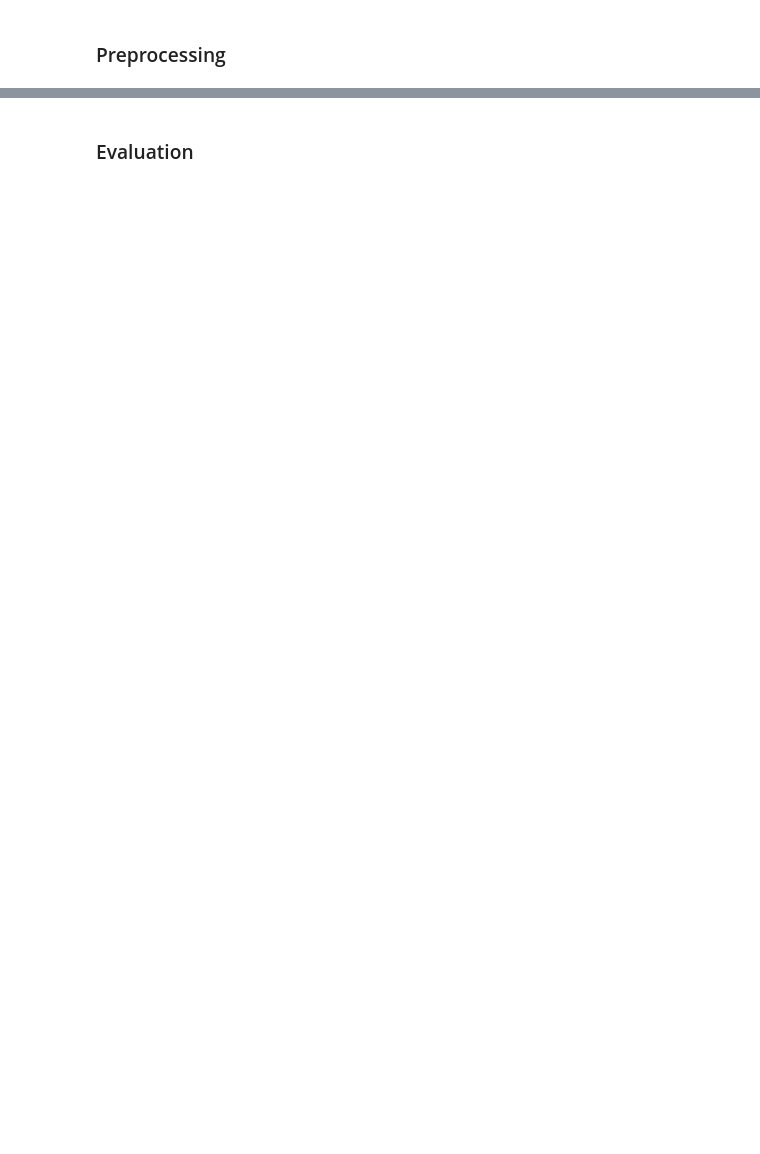
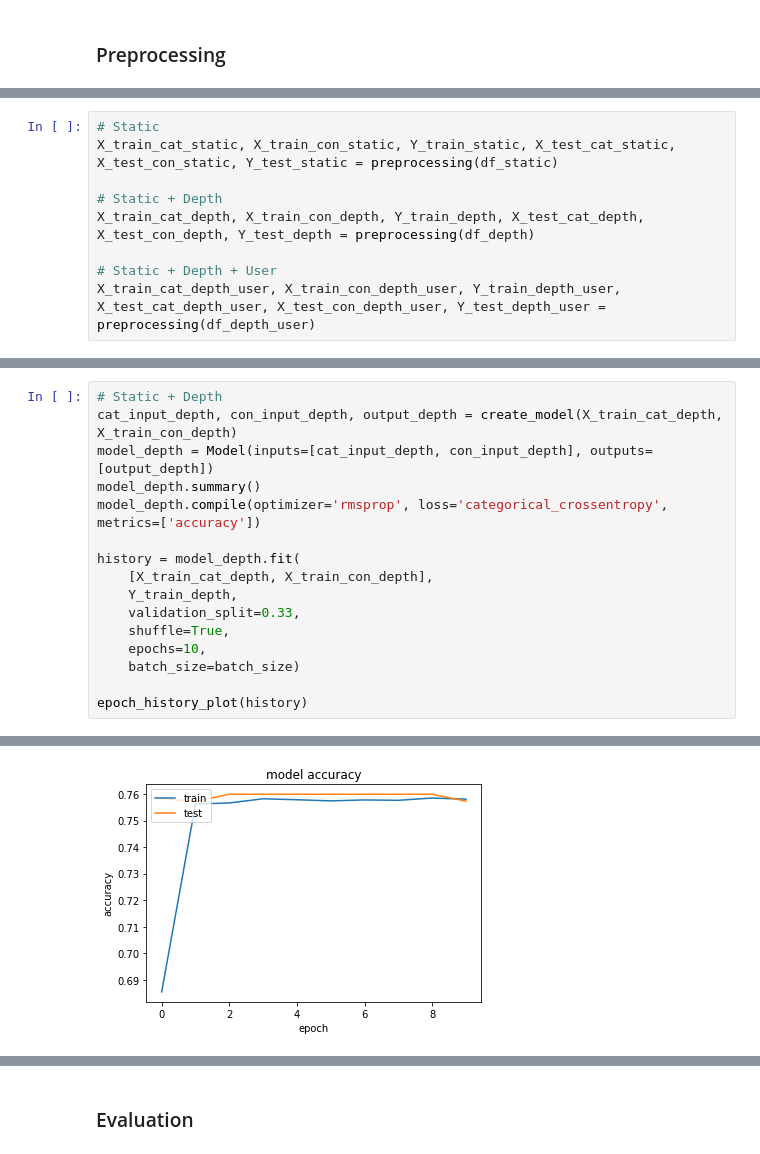
Before and after one commit to gittinic/mlp_final_proj_fake_news, a Jupyter notebook: main.ipynb, the cells around one changed output, grey strips where cells are left out. Saved outputs shown, nothing was run; the diff lists cells and outputs as text; blank space fills up the shorter version.

```diff
--- a/main.ipynb
+++ b/main.ipynb
@@ -523 +774,10 @@ Y_test = lists_in_array_to_arrays(Y_test)
+# %%
+# Static
+X_train_cat_static, X_train_con_static, Y_train_static, X_test_cat_static, X_test_con_static, Y_test_static = preprocessing(df_static)
+
+# Static + Depth
+X_train_cat_depth, X_train_con_depth, Y_train_depth, X_test_cat_depth, X_test_con_depth, Y_test_depth = preprocessing(df_depth)
+
+# Static + Depth + User
+X_train_cat_depth_user, X_train_con_depth_user, Y_train_depth_user, X_test_cat_depth_user, X_test_con_depth_user, Y_test_depth_user = preprocessing(df_depth_user)
 # %% [markdown]
@@ -562,0 +852,17 @@ Epoch 20/20
+# %%
+# Static + Depth
+cat_input_depth, con_input_depth, output_depth = create_model(X_train_cat_depth, X_train_con_depth)
+model_depth = Model(inputs=[cat_input_depth, con_input_depth], outputs=[output_depth])
+model_depth.summary()
+model_depth.compile(optimizer='rmsprop', loss='categorical_crossentropy', metrics=['accuracy'])
+
+history = model_depth.fit(
+    [X_train_cat_depth, X_train_con_depth],
+    Y_train_depth,
+    validation_split=0.33,
+    shuffle=True,
+    epochs=10,
+    batch_size=batch_size)
+
+epoch_history_plot(history)
+# %% [output]
@@ -562,0 +886 @@ Epoch 20/20
+[figure, added]
```
Also changed, not shown: parts of 82 cells of this notebook.
